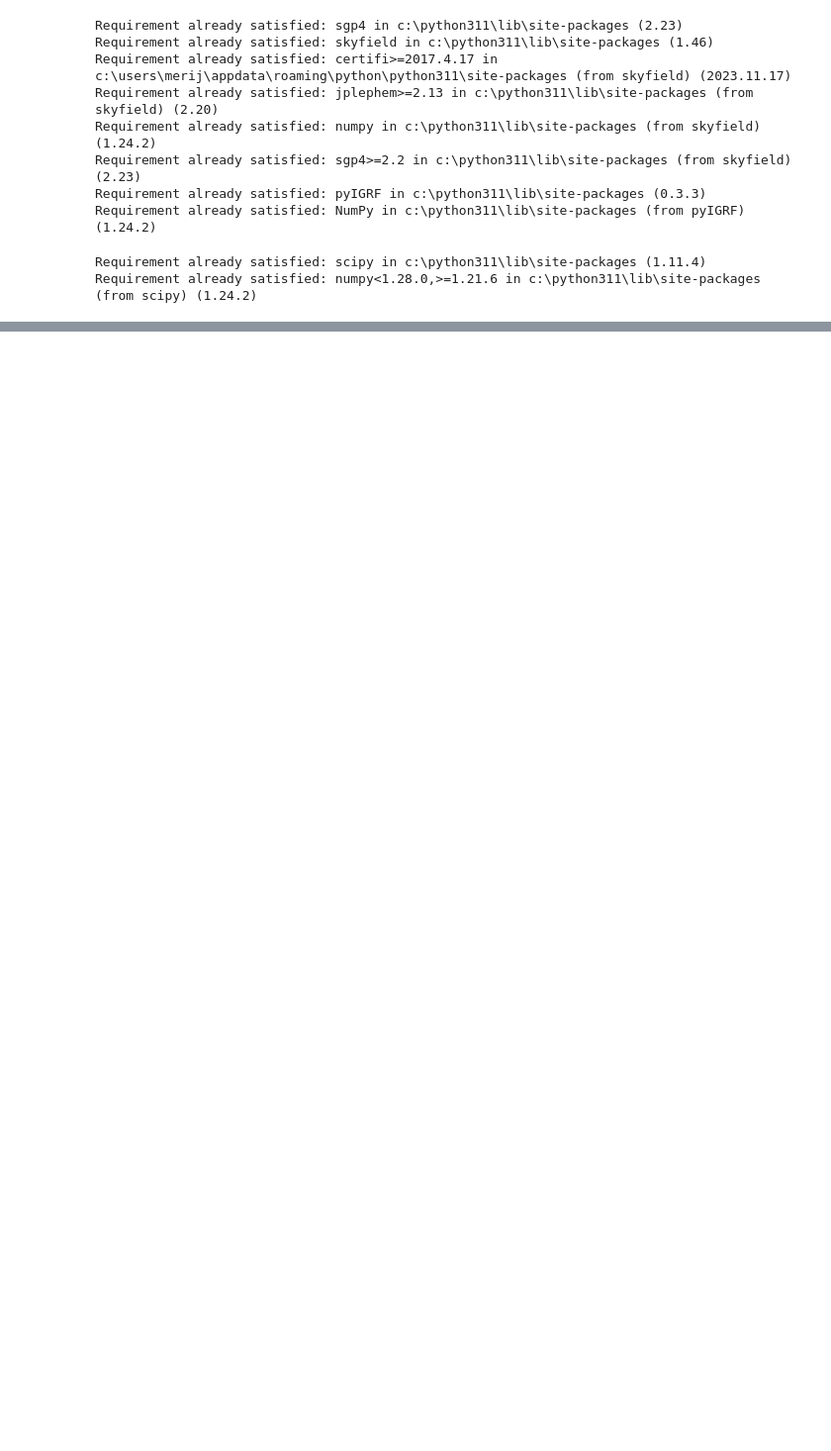
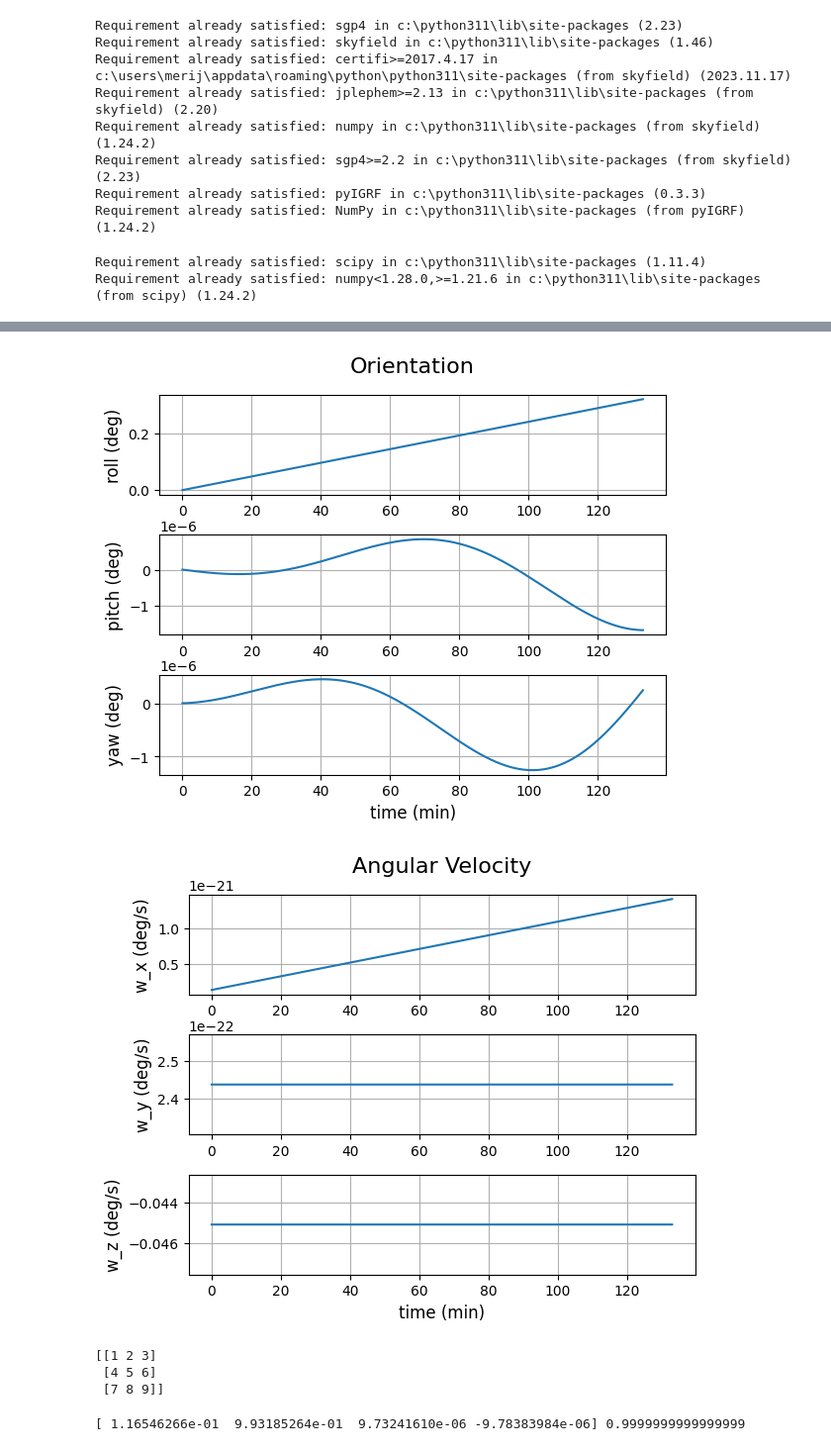
Before and after one commit to shivam-vohra/adcs-and-spacecraft-controller, a Jupyter notebook: Spacecraft-Model.ipynb, the cells around one changed output, grey strips where cells are left out. Shown at 99% size. Drawn from its saved outputs; the diff is of its cells as text; code cells hidden in the pictures; blank space fills up the shorter version.

Commit message:
Fixed yaw, pitch, and roll calculations and changed orbit

```diff
--- a/Spacecraft-Model.ipynb
+++ b/Spacecraft-Model.ipynb
@@ -179,6 +179,6 @@ s1.graph_orbit()
 # %%
+dt = 1
 s2 = Spacecraft_Model(dt)
-
 time = np.arange(0,Spacecraft_Model.orbit_len,dt)
 
 roll_history, pitch_history, yaw_history = np.zeros(len(time)), np.zeros(len(time)), np.zeros(len(time))
@@ -205,9 +205,9 @@ for i in range(time.size):
     q_curr = s2.q_t
     q_err = quaternion_multiply(q_curr, quaternion_inverse(q_target))
 
-    yaw_history[i] = np.arcsin(-2*(q_err[1]*q_err[3] - q_err[0]*q_err[2]))
-    pitch_history[i] = np.arctan(2*(q_err[0]*q_err[3] + q_err[1]*q_err[2]) / (q_err[0]**2 + q_err[1]**2 - q_err[2]**2 - q_err[3]**2))
-    roll_history[i] = np.arctan(2*(q_err[0]*q_err[1] + q_err[2]*q_err[3]) / (q_err[0]**2 + q_err[1]**2 - q_err[2]**2 - q_err[3]**2))
+    yaw_history[i] = np.arctan(2*(q_err[1]*q_err[2] + q_err[0]*q_err[3]) / (q_err[3]**2 - q_err[0]**2 - q_err[1]**2 + q_err[2]**2))
+    pitch_history[i] = np.arcsin(-2*(q_err[0]*q_err[2] - q_err[1]*q_err[3]))
+    roll_history[i] = np.arctan(2*(q_err[0]*q_err[1] + q_err[2]*q_err[3]) / (q_err[3]**2 + q_err[0]**2 - q_err[1]**2 - q_err[2]**2))
 
     w_history[i] = s2.w_t
 
@@ -244,30 +244,48 @@ plt.subplots_adjust(left=0.1,
 
 fig2 = plt.figure()
 fig2.suptitle('Angular Velocity', fontsize=16)
 
 # Plot rolling:
 ax1 = fig2.add_subplot(3, 1, 1)
 ax1.plot(time, np.rad2deg(w_history[:, 0]))
 ax1.set_ylabel('w_x (deg/s)', fontsize=12)
 ax1.grid(True)
 
 # Plot pitching:
 ax2 = fig2.add_subplot(3, 1, 2)
 ax2.plot(time, np.rad2deg(w_history[:, 1]))
 ax2.set_ylabel('w_y (deg/s)', fontsize=12)
 ax2.grid(True)
 
 # Plot yawing:
 ax3 = fig2.add_subplot(3, 1, 3)
 ax3.plot(time, np.rad2deg(w_history[:, 2]))
 ax3.set_ylabel('w_z (deg/s)', fontsize=12)
 ax3.set_xlabel('time (min)', fontsize=12)
 ax3.grid(True)
 
 plt.subplots_adjust(left=0.1,
                     bottom=0.1,
                     right=0.9,
                     top=0.9,
                     wspace=0.4,
                     hspace=0.4)
 plt.show()
+# %% [output]
+[figure, added]
+[figure, added]
+# %%
+a = np.array([1,2,3])
+b = np.array([4,5,6])
+c = np.array([7,8,9])
+d = np.stack([a,b,c])
+print(d)
+# %% [output]
+[[1 2 3]
+ [4 5 6]
+ [7 8 9]]
+# %%
+q = s2.q_0_nominal
+print(q,np.linalg.norm(q))
+# %% [output]
+[ 1.16546266e-01  9.93185264e-01  9.73241610e-06 -9.78383984e-06] 0.9999999999999999
```
Also changed, not shown: parts of 2 cells of this notebook.
